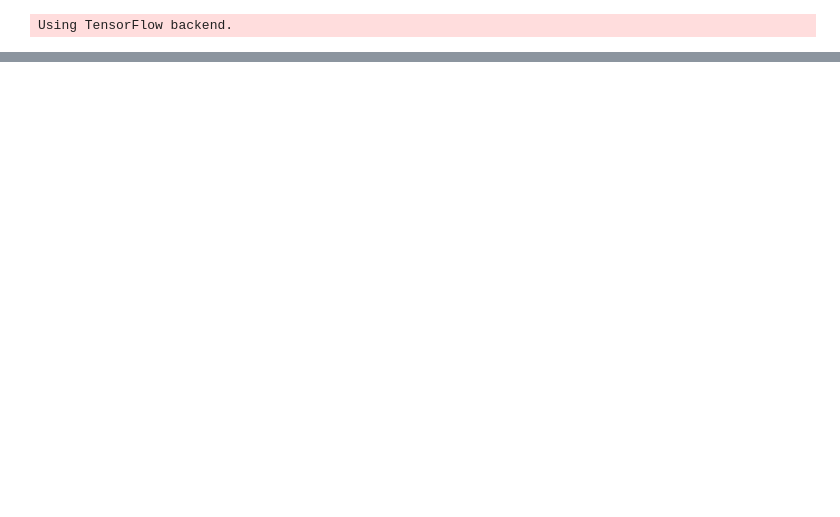
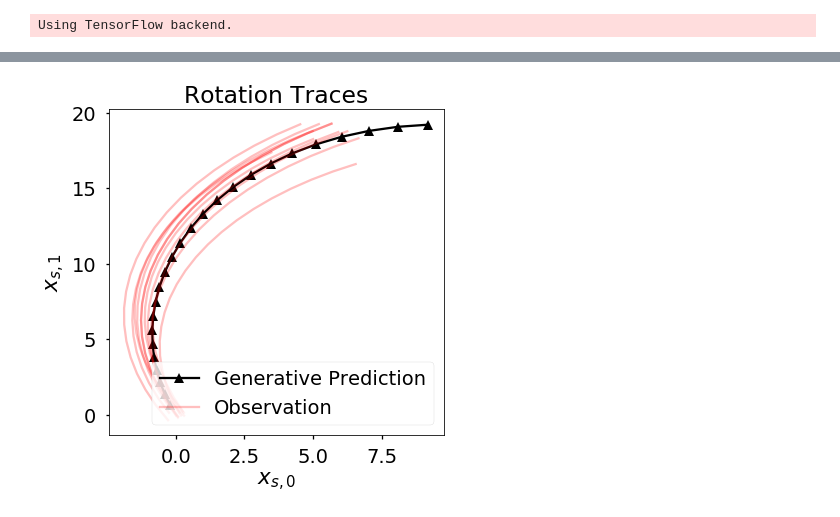
Before and after one commit to nicktfranklin/SEM_paper_simulations, a Jupyter notebook: Linear Dynamical System -- test.ipynb, the cells around one changed output, grey strips where cells are left out. Cells and saved outputs as stored; diff of their text form; code cells hidden in the pictures; blank space fills up the shorter version.

```diff
--- a/Linear Dynamical System -- test.ipynb
+++ b/Linear Dynamical System -- test.ipynb
@@ -87,0 +92,6 @@ plt.legend(handles=handles, loc='lower right')
+# %%
+e = KerasLDS(d=2, var_df0=1, var_scale0=0.1)
+train_model(e)
+x0 = run_generative(e)
+plot_res(x0)
+# %% [output]
@@ -87,0 +99 @@ plt.legend(handles=handles, loc='lower right')
+[figure, added]
```
Also changed, not shown: parts of 21 cells of this notebook, 20 other files.
